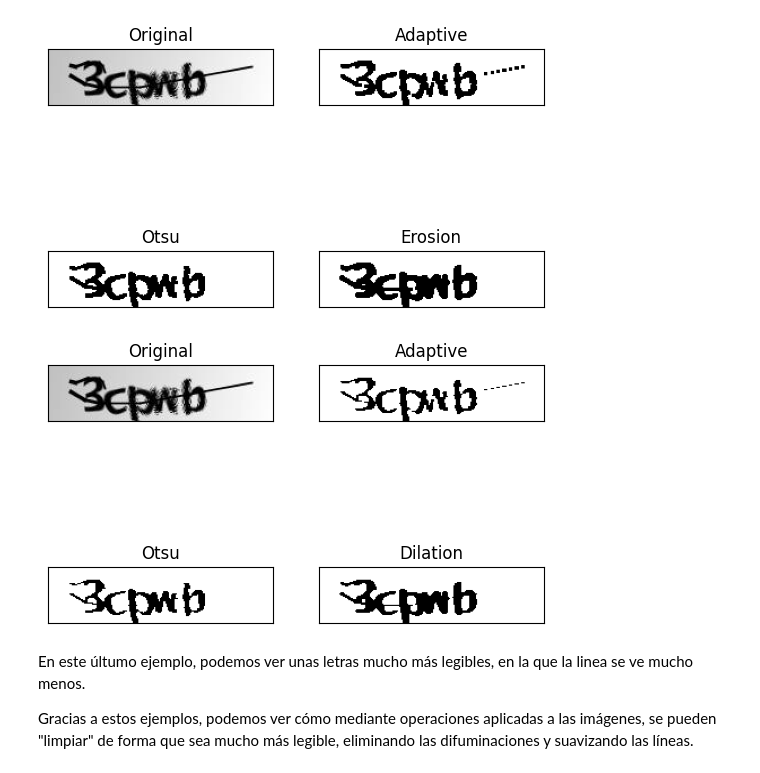
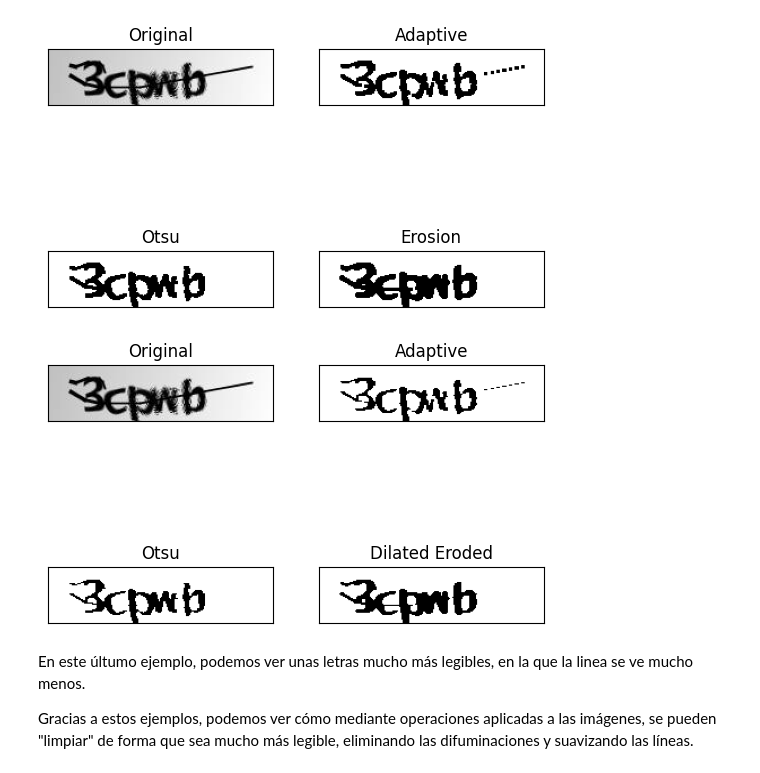
Before and after one commit to cabamarcos/Captcha_recognition, a Jupyter notebook: IAO.ipynb, the cells around one changed output. Saved outputs shown, nothing was run; the diff lists cells and outputs as text; code cells hidden in the pictures.

```diff
--- a/IAO.ipynb
+++ b/IAO.ipynb
@@ -203,16 +209,16 @@ Como podemos ver en este ejemplo, la linea se ha borrado casi por completo y las
 
 Vamos a ver si con otras operaciónes podemos generar una imagen con los caracteres algo más legibles.
 # %%
-erosion = cv2.erode(dilation, kernel, iterations=1)
-erosion2 = cv2.erode(dilation2, kernel, iterations=1)
-erosion3 = cv2.erode(dilation3, kernel, iterations=1)
+erosion_adaptive = cv2.erode(dilated_adaptive, kernel, iterations=1)
+erosion_otsu = cv2.erode(dilated_otsu, kernel, iterations=1)
+erosion_gaussian_otsu = cv2.erode(dilated_gaussian_otsu, kernel, iterations=1)
 
-titles3 = ['Original', 'Adaptive', "Otsu", 'Gaussian + Otsu']
-images3 = [img, erosion, erosion2, erosion3]
-
+# Gráficos
+titles = ['Original', 'Adaptive', 'Otsu', 'Gaussian + Otsu']
+images = [image, erosion_adaptive, erosion_otsu, erosion_gaussian_otsu]
 for i in range(4):
-    plt.subplot(2, 2, i + 1), plt.imshow(images3[i], 'gray')
-    plt.title(titles3[i])
+    plt.subplot(2, 2, i + 1), plt.imshow(images[i], 'gray')
+    plt.title(titles[i])
     plt.xticks([]), plt.yticks([])
 
 plt.title('Erosion')
@@ -220,23 +226,26 @@ plt.show()
 # %% [output]
 [figure]
 # %%
-kernel = np.ones((3,1), np.uint8)
-dilation = cv2.dilate(erosion, kernel, iterations=1)
-dilation2 = cv2.dilate(erosion2, kernel, iterations=1)
-dilation3 = cv2.dilate(erosion3, kernel, iterations=1)
+# Crear un nuevo kernel para la segunda dilatación
+kernel2 = np.ones((3, 1), np.uint8)
 
-titles4 = ['Original', 'Adaptive', "Otsu", 'Gaussian + Otsu']
-images4 = [img, dilation, dilation2, dilation3]
+# Aplicar una segunda dilatación a las imágenes erosionadas
+dilated_erosion_adaptive = cv2.dilate(erosion_adaptive, kernel2, iterations=1)
+dilated_erosion_otsu = cv2.dilate(erosion_otsu, kernel2, iterations=1)
+dilated_erosion_gaussian_otsu = cv2.dilate(erosion_gaussian_otsu, kernel2, iterations=1)
 
+# Gráficos
+titles = ['Original', 'Adaptive', 'Otsu', 'Gaussian + Otsu']
+images = [image, dilated_erosion_adaptive, dilated_erosion_otsu, dilated_erosion_gaussian_otsu]
 for i in range(4):
-    plt.subplot(2, 2, i + 1), plt.imshow(images4[i], 'gray')
-    plt.title(titles4[i])
+    plt.subplot(2, 2, i + 1), plt.imshow(images[i], 'gray')
+    plt.title(titles[i])
     plt.xticks([]), plt.yticks([])
 
-plt.title('Dilation')
+plt.title('Dilated Eroded')
 plt.show()
 # %% [output]
-[figure, old version]
+[figure, new version]
 # %% [markdown]
 En este últumo ejemplo, podemos ver unas letras mucho más legibles, en la que la linea se ve mucho menos.
 
```
Also changed, not shown: parts of 3 cells of this notebook.
